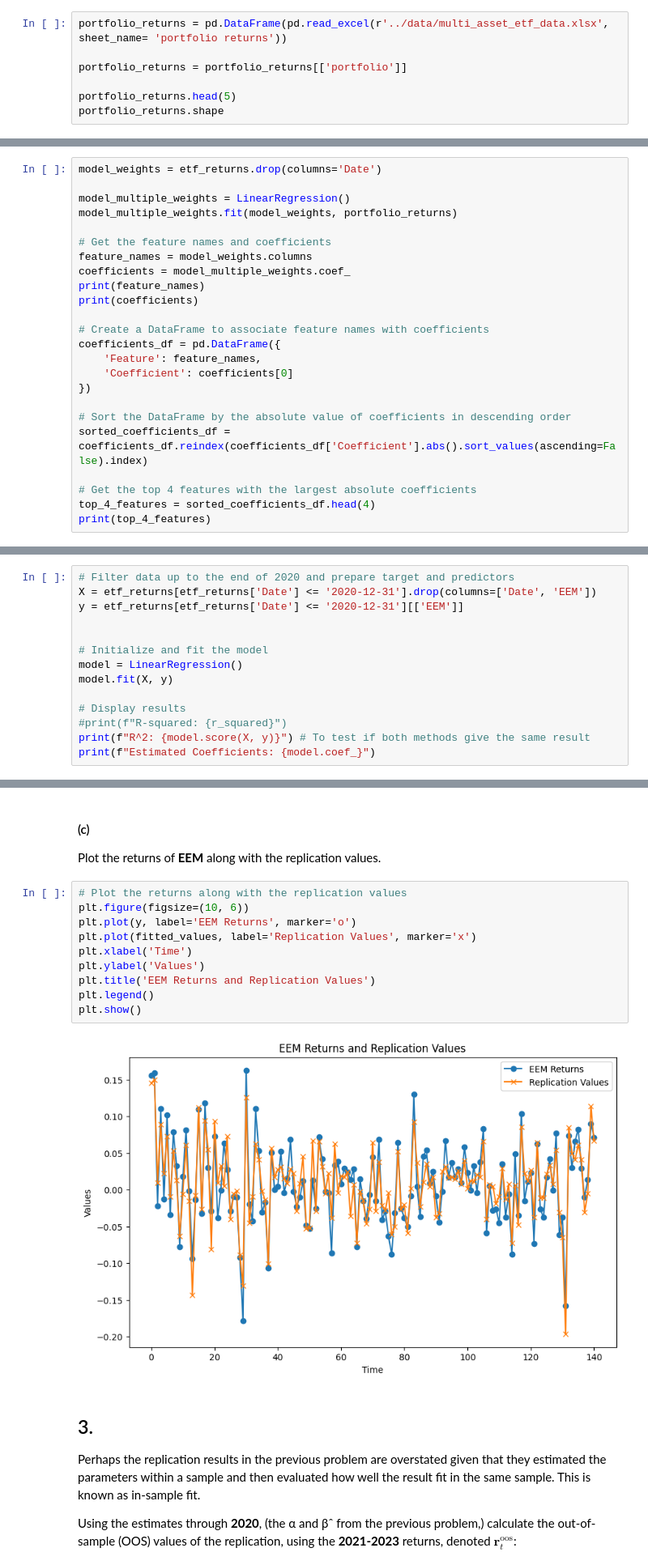
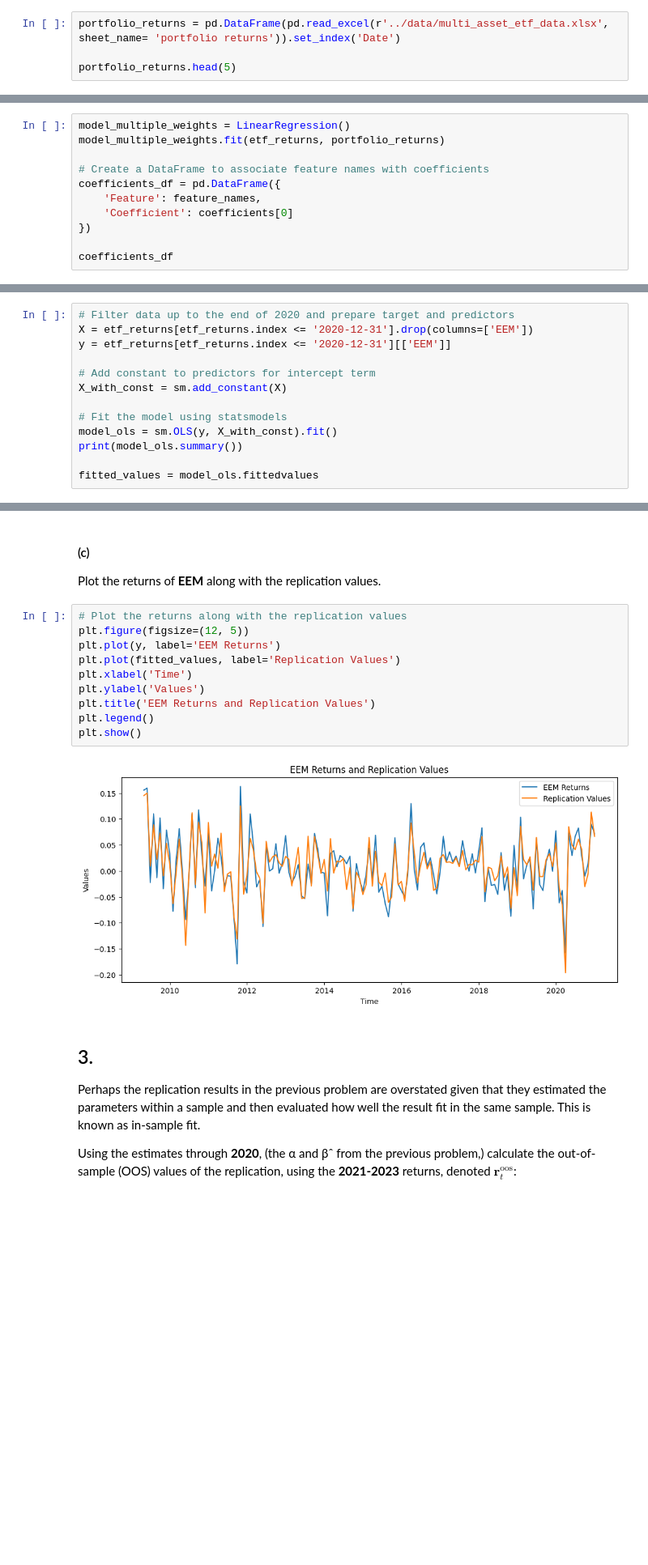
Before and after one commit to ArturoCharleston/finm-data-analysis-2024, a Jupyter notebook: homework/Homework 1 - Using OLS_arturo.ipynb, the cells around one changed output, grey strips where cells are left out. Shown at 81% size. Saved outputs shown, nothing was run; the diff lists cells and outputs as text; blank space fills up the shorter version.

```diff
--- a/homework/Homework 1 - Using OLS_arturo.ipynb
+++ b/homework/Homework 1 - Using OLS_arturo.ipynb
@@ -51,8 +52,5 @@ etf_returns.head(5)
 # %%
-portfolio_returns = pd.DataFrame(pd.read_excel(r'../data/multi_asset_etf_data.xlsx', sheet_name= 'portfolio returns'))
-
-portfolio_returns = portfolio_returns[['portfolio']]
+portfolio_returns = pd.DataFrame(pd.read_excel(r'../data/multi_asset_etf_data.xlsx', sheet_name= 'portfolio returns')).set_index('Date')
 
 portfolio_returns.head(5)
-portfolio_returns.shape
 # %% [output]
@@ -169,16 +186,8 @@ where $\boldsymbol{r}$ denotes the vector of returns for the individual securiti
 
 *Feel free to include an $\alpha$ in this model, even though you know the portfolio is an exact function of the individual securities. The estimation should find $\alpha$ of (nearly) zero.*
 # %%
-model_weights = etf_returns.drop(columns='Date')
-
 model_multiple_weights = LinearRegression()
-model_multiple_weights.fit(model_weights, portfolio_returns)
-
-# Get the feature names and coefficients
-feature_names = model_weights.columns
-coefficients = model_multiple_weights.coef_
-print(feature_names)
-print(coefficients)
+model_multiple_weights.fit(etf_returns, portfolio_returns)
 
 # Create a DataFrame to associate feature names with coefficients
 coefficients_df = pd.DataFrame({
@@ -186,10 +195,5 @@ coefficients_df = pd.DataFrame({
     'Coefficient': coefficients[0]
 })
 
-# Sort the DataFrame by the absolute value of coefficients in descending order
-sorted_coefficients_df = coefficients_df.reindex(coefficients_df['Coefficient'].abs().sort_values(ascending=False).index)
-
-# Get the top 4 features with the largest absolute coefficients
-top_4_features = sorted_coefficients_df.head(4)
-print(top_4_features)
+coefficients_df
 # %% [output]
@@ -224,16 +243,15 @@ where $\boldsymbol{r}$ denotes the vector of returns for the other securities, e
 Report the r-squared and the estimate of the vector, $\boldsymbol{\beta}$.
 # %%
 # Filter data up to the end of 2020 and prepare target and predictors
-X = etf_returns[etf_returns['Date'] <= '2020-12-31'].drop(columns=['Date', 'EEM'])
-y = etf_returns[etf_returns['Date'] <= '2020-12-31'][['EEM']]
+X = etf_returns[etf_returns.index <= '2020-12-31'].drop(columns=['EEM'])
+y = etf_returns[etf_returns.index <= '2020-12-31'][['EEM']]
 
+# Add constant to predictors for intercept term
+X_with_const = sm.add_constant(X)
 
-# Initialize and fit the model
-model = LinearRegression()
-model.fit(X, y)
+# Fit the model using statsmodels
+model_ols = sm.OLS(y, X_with_const).fit()
+print(model_ols.summary())
 
-# Display results
-#print(f"R-squared: {r_squared}")
-print(f"R^2: {model.score(X, y)}") # To test if both methods give the same result
-print(f"Estimated Coefficients: {model.coef_}")
+fitted_values = model_ols.fittedvalues
 # %% [output]
@@ -278,16 +287,16 @@ We can note that the only ETFs with a t-stat greater than 2 in absolute value ar
 Plot the returns of **EEM** along with the replication values.
 # %%
 # Plot the returns along with the replication values
-plt.figure(figsize=(10, 6))
-plt.plot(y, label='EEM Returns', marker='o')
-plt.plot(fitted_values, label='Replication Values', marker='x')
+plt.figure(figsize=(12, 5))
+plt.plot(y, label='EEM Returns')
+plt.plot(fitted_values, label='Replication Values')
 plt.xlabel('Time')
 plt.ylabel('Values')
 plt.title('EEM Returns and Replication Values')
 plt.legend()
 plt.show()
 # %% [output]
-[figure, old version]
+[figure, new version]
 # %% [markdown]
 ## 3.
 Perhaps the replication results in the previous problem are overstated given that they estimated the parameters within a sample and then evaluated how well the result fit in the same sample. This is known as in-sample fit.
```
Also changed, not shown: parts of 19 cells of this notebook.
